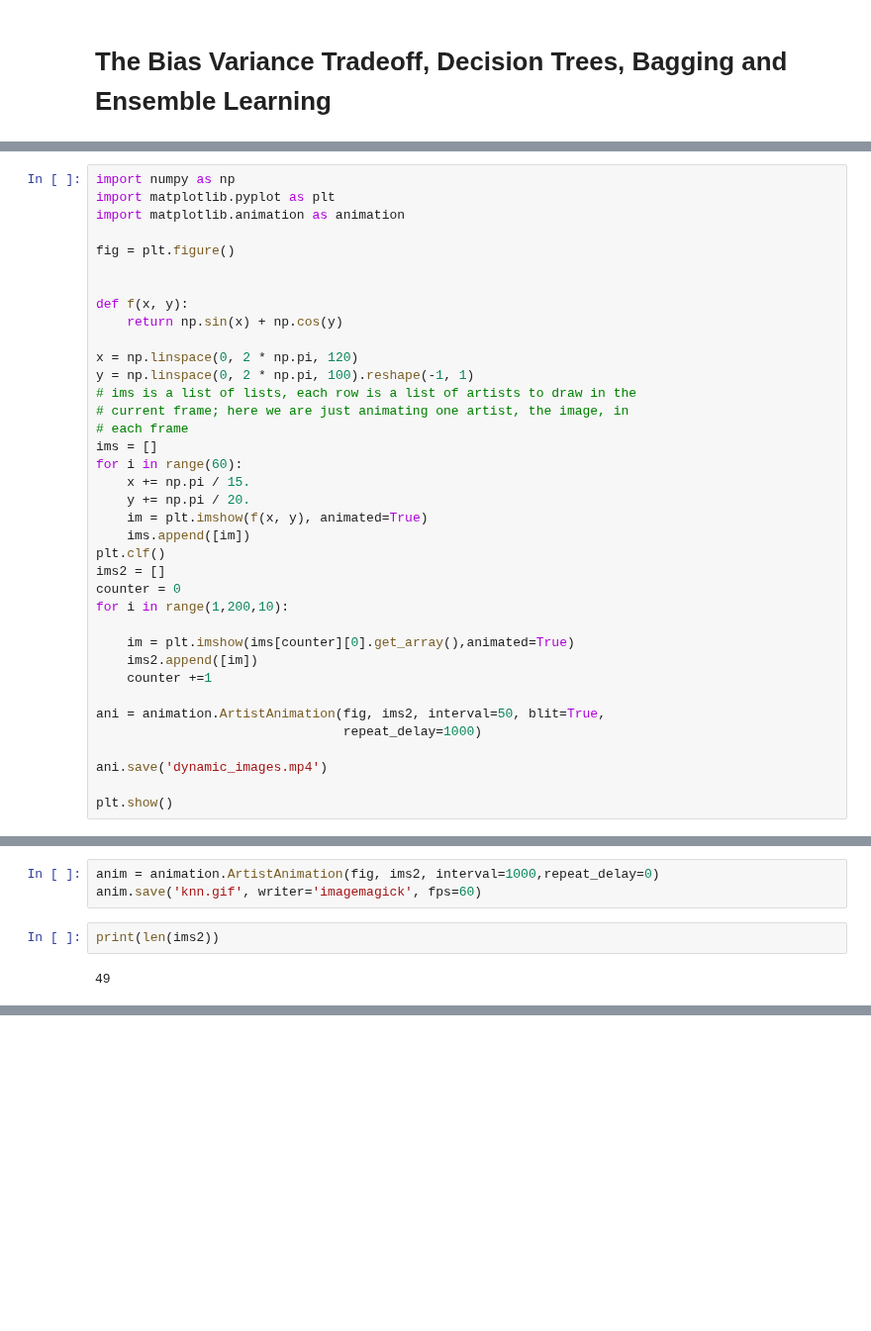
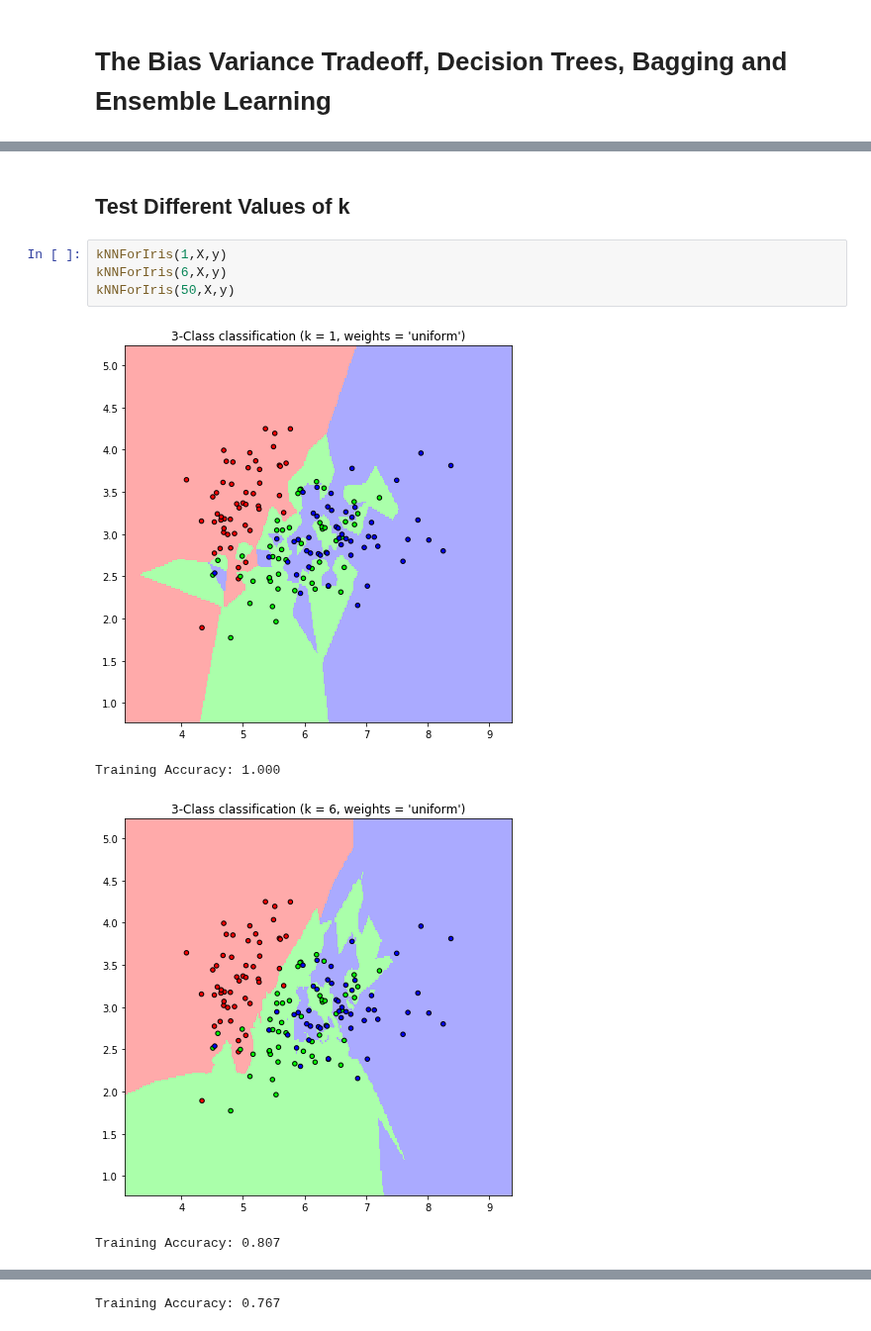
Before and after one commit to SUSA-org/crash-course, a Jupyter notebook: Machine Learning/BiasVarianceDecisionTrees/Bias Variance Decision Trees Ensemble Learning.ipynb, the cells around one changed output, grey strips where cells are left out. Shown at 99% size. Saved outputs shown, nothing was run; the diff lists cells and outputs as text; blank space fills up the shorter version.

```diff
--- a/Machine Learning/BiasVarianceDecisionTrees/Bias Variance Decision Trees Ensemble Learning.ipynb
+++ b/Machine Learning/BiasVarianceDecisionTrees/Bias Variance Decision Trees Ensemble Learning.ipynb
@@ -108,37 +102,0 @@ plt.show()
-# %%
-import numpy as np
-import matplotlib.pyplot as plt
-import matplotlib.animation as animation
-
-fig = plt.figure()
-
-
-def f(x, y):
-    return np.sin(x) + np.cos(y)
-
-x = np.linspace(0, 2 * np.pi, 120)
-y = np.linspace(0, 2 * np.pi, 100).reshape(-1, 1)
-# ims is a list of lists, each row is a list of artists to draw in the
-# current frame; here we are just animating one artist, the image, in
-# each frame
-ims = []
-for i in range(60):
-    x += np.pi / 15.
-    y += np.pi / 20.
-    im = plt.imshow(f(x, y), animated=True)
-    ims.append([im])
-plt.clf()
-ims2 = []
-counter = 0
-for i in range(1,200,10):
-
-    im = plt.imshow(ims[counter][0].get_array(),animated=True)
-    ims2.append([im])
-    counter +=1
-
-ani = animation.ArtistAnimation(fig, ims2, interval=50, blit=True,
-                                repeat_delay=1000)
-
-ani.save('dynamic_images.mp4')
-
-plt.show()
@@ -195,7 +103,11 @@ plt.show()
-# %%
-anim = animation.ArtistAnimation(fig, ims2, interval=1000,repeat_delay=0)
-anim.save('knn.gif', writer='imagemagick', fps=60)
-# %%
-print(len(ims2))
-# %% [output]
-49
+# %% [markdown]
+## Test Different Values of k
+# %%
+kNNForIris(1,X,y)
+kNNForIris(6,X,y)
+kNNForIris(50,X,y)
+# %% [output]
+[figure, added]
+Training Accuracy: 1.000
+[figure, added]
+Training Accuracy: 0.807
@@ -201,0 +115 @@ print(len(ims2))
+Training Accuracy: 0.767
```
Also changed, not shown: parts of 21 cells of this notebook, 6 other files.
